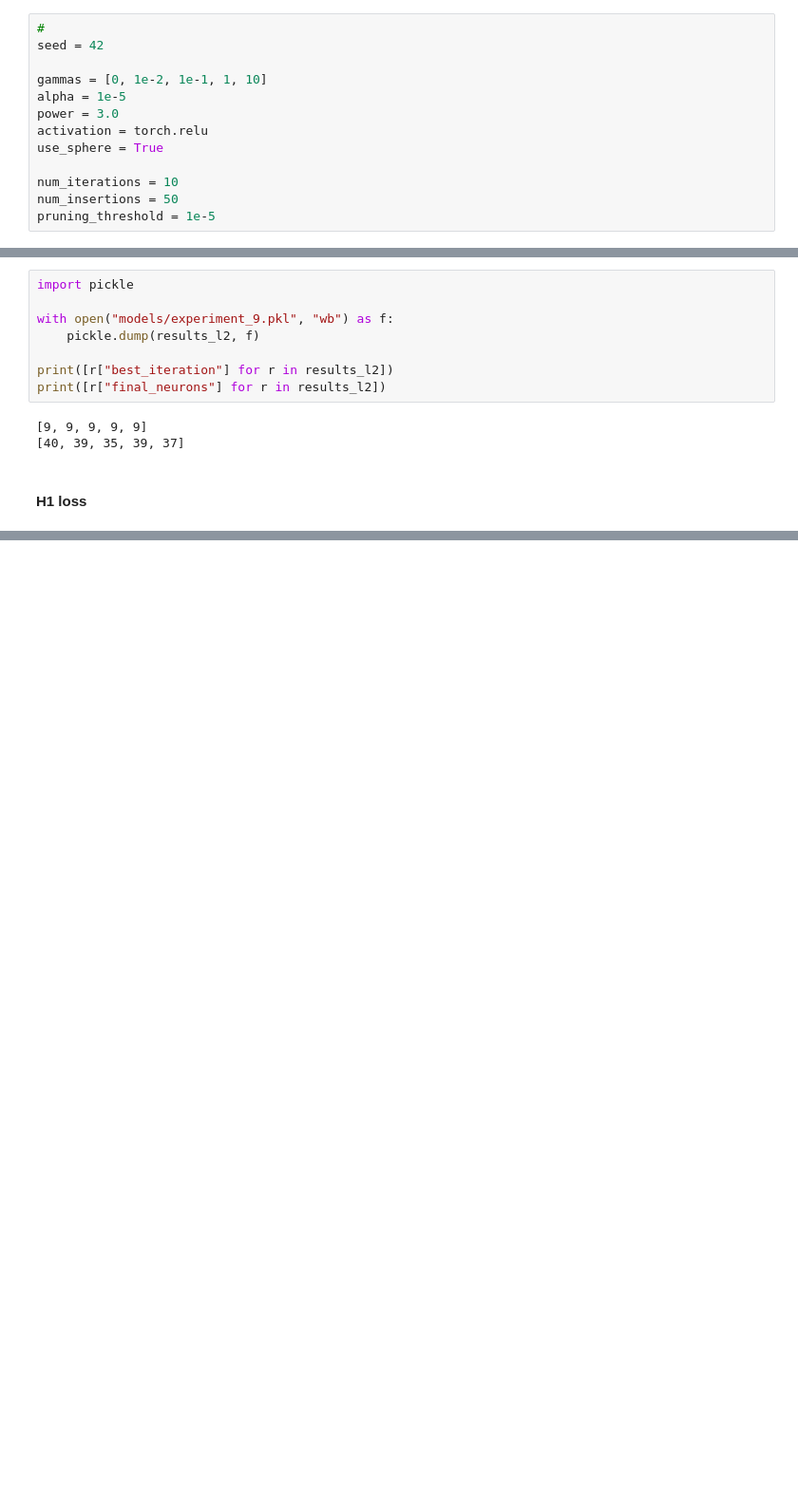
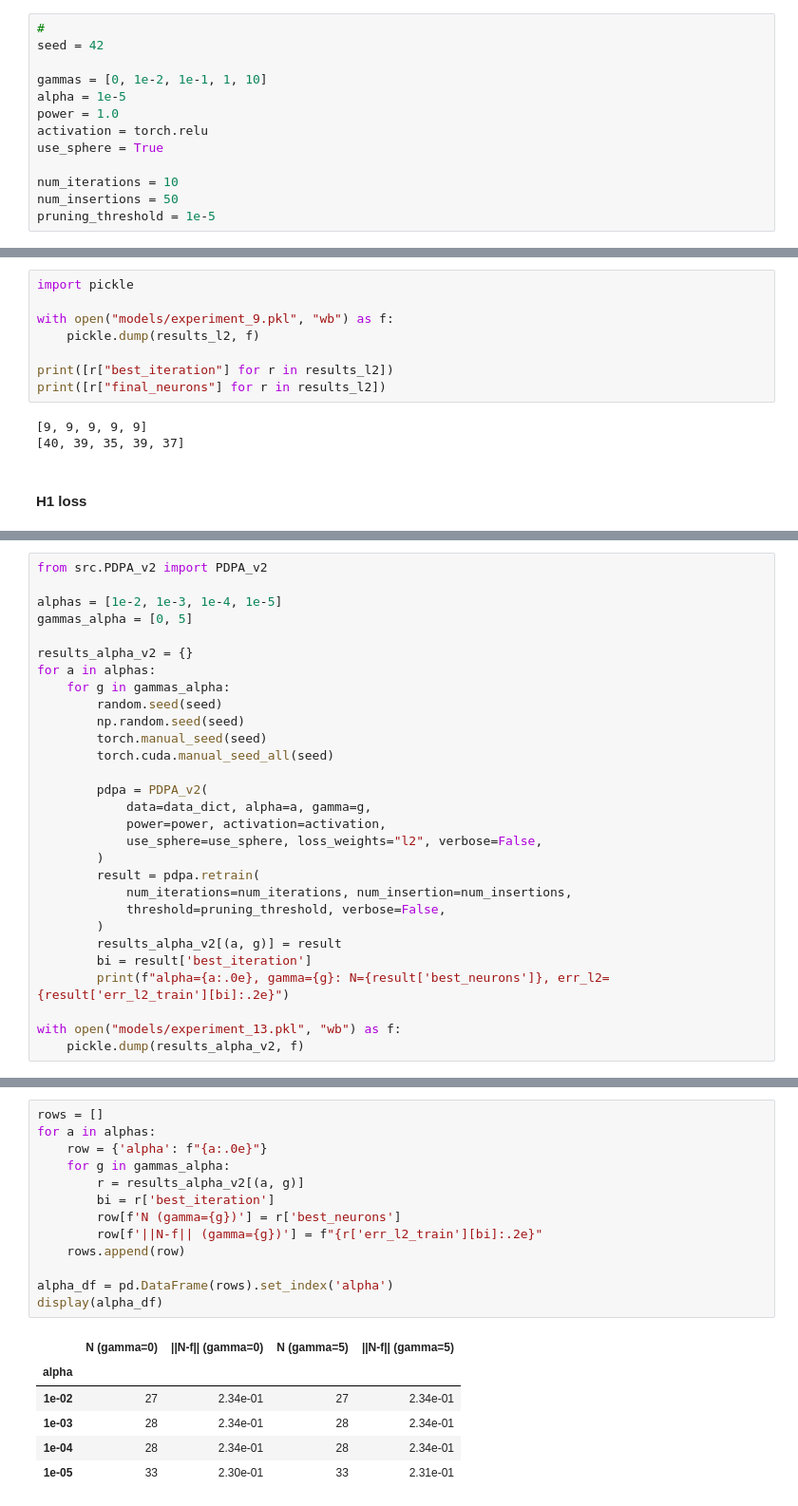
Before and after one commit to KeWu5678/NNforHJB, a Jupyter notebook: notebook/pdpa_vdp.ipynb, the cells around one changed output, grey strips where cells are left out. Shown at 95% size. Saved outputs shown, nothing was run; the diff lists cells and outputs as text; blank space fills up the shorter version.

Commit message:
add the algorithm for the power penalty case and notebook

```diff
--- a/notebook/pdpa_vdp.ipynb
+++ b/notebook/pdpa_vdp.ipynb
@@ -44,7 +44,7 @@ seed = 42
 
 gammas = [0, 1e-2, 1e-1, 1, 10]
 alpha = 1e-5
-power = 3.0
+power = 1.0
 activation = torch.relu
 use_sphere = True
 
@@ -197,0 +277,29 @@ Logged: run_id=fbdabb770e054c41a3893062bf98b442
+# %%
+from src.PDPA_v2 import PDPA_v2
+
+alphas = [1e-2, 1e-3, 1e-4, 1e-5]
+gammas_alpha = [0, 5]
+
+results_alpha_v2 = {}
+for a in alphas:
+    for g in gammas_alpha:
+        random.seed(seed)
+        np.random.seed(seed)
+        torch.manual_seed(seed)
+        torch.cuda.manual_seed_all(seed)
+
+        pdpa = PDPA_v2(
+            data=data_dict, alpha=a, gamma=g,
+            power=power, activation=activation,
+            use_sphere=use_sphere, loss_weights="l2", verbose=False,
+        )
+        result = pdpa.retrain(
+            num_iterations=num_iterations, num_insertion=num_insertions,
+            threshold=pruning_threshold, verbose=False,
+        )
+        results_alpha_v2[(a, g)] = result
+        bi = result['best_iteration']
+        print(f"alpha={a:.0e}, gamma={g}: N={result['best_neurons']}, err_l2={result['err_l2_train'][bi]:.2e}")
+
+with open("models/experiment_13.pkl", "wb") as f:
+    pickle.dump(results_alpha_v2, f)
@@ -197,0 +416,20 @@ Logged: run_id=fbdabb770e054c41a3893062bf98b442
+# %%
+rows = []
+for a in alphas:
+    row = {'alpha': f"{a:.0e}"}
+    for g in gammas_alpha:
+        r = results_alpha_v2[(a, g)]
+        bi = r['best_iteration']
+        row[f'N (gamma={g})'] = r['best_neurons']
+        row[f'||N-f|| (gamma={g})'] = f"{r['err_l2_train'][bi]:.2e}"
+    rows.append(row)
+
+alpha_df = pd.DataFrame(rows).set_index('alpha')
+display(alpha_df)
+# %% [output]
+|  | N (gamma=0) | ||N-f|| (gamma=0) | N (gamma=5) | ||N-f|| (gamma=5) |
+| alpha |  |  |  |  |
+| 1e-02 | 27 | 2.34e-01 | 27 | 2.34e-01 |
+| 1e-03 | 28 | 2.34e-01 | 28 | 2.34e-01 |
+| 1e-04 | 28 | 2.34e-01 | 28 | 2.34e-01 |
+| 1e-05 | 33 | 2.30e-01 | 33 | 2.31e-01 |
```
Also changed, not shown: parts of 10 cells of this notebook, 11 other files.
